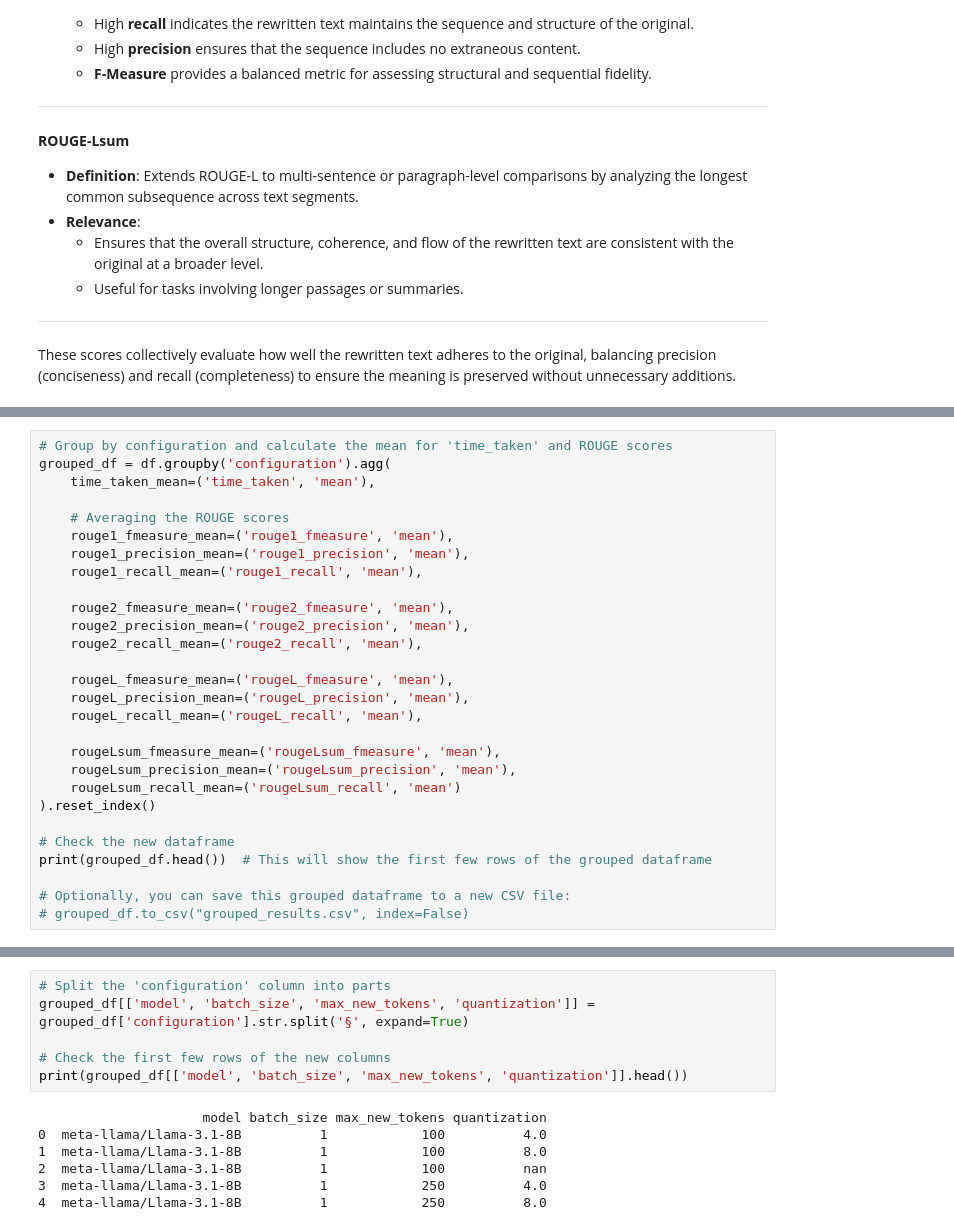
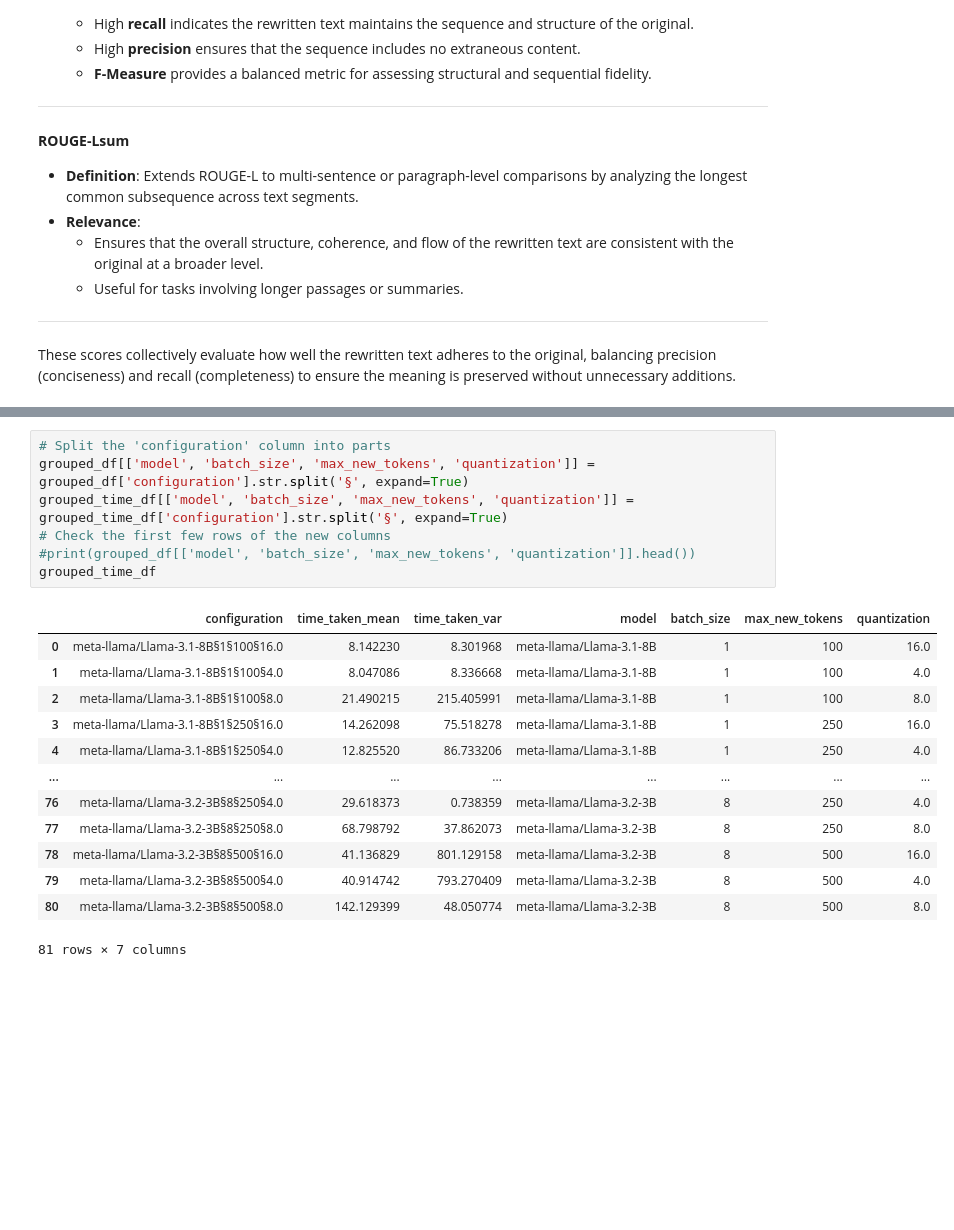
Before and after one commit to darmangerd/llama3-scheduling, a Jupyter notebook: ANOVA.ipynb, the cells around one changed output, grey strips where cells are left out. Saved outputs shown, nothing was run; the diff lists cells and outputs as text; blank space fills up the shorter version.

Commit message:
ANOVA results

```diff
--- a/ANOVA.ipynb
+++ b/ANOVA.ipynb
@@ -428,28 +413,0 @@ Total number of unique configurations: 81
-# %%
-# Group by configuration and calculate the mean for 'time_taken' and ROUGE scores
-grouped_df = df.groupby('configuration').agg(
-    time_taken_mean=('time_taken', 'mean'),
-
-    # Averaging the ROUGE scores
-    rouge1_fmeasure_mean=('rouge1_fmeasure', 'mean'),
-    rouge1_precision_mean=('rouge1_precision', 'mean'),
-    rouge1_recall_mean=('rouge1_recall', 'mean'),
-
-    rouge2_fmeasure_mean=('rouge2_fmeasure', 'mean'),
-    rouge2_precision_mean=('rouge2_precision', 'mean'),
-    rouge2_recall_mean=('rouge2_recall', 'mean'),
-
-    rougeL_fmeasure_mean=('rougeL_fmeasure', 'mean'),
-    rougeL_precision_mean=('rougeL_precision', 'mean'),
-    rougeL_recall_mean=('rougeL_recall', 'mean'),
-
-    rougeLsum_fmeasure_mean=('rougeLsum_fmeasure', 'mean'),
-    rougeLsum_precision_mean=('rougeLsum_precision', 'mean'),
-    rougeLsum_recall_mean=('rougeLsum_recall', 'mean')
-).reset_index()
-
-# Check the new dataframe
-print(grouped_df.head())  # This will show the first few rows of the grouped dataframe
-
-# Optionally, you can save this grouped dataframe to a new CSV file:
-# grouped_df.to_csv("grouped_results.csv", index=False)
@@ -484,16 +428,24 @@ Index(['configuration', 'time_taken_mean', 'rouge1_fmeasure_mean',
 # %%
 # Split the 'configuration' column into parts
 grouped_df[['model', 'batch_size', 'max_new_tokens', 'quantization']] = grouped_df['configuration'].str.split('§', expand=True)
-
+grouped_time_df[['model', 'batch_size', 'max_new_tokens', 'quantization']] = grouped_time_df['configuration'].str.split('§', expand=True)
 # Check the first few rows of the new columns
-print(grouped_df[['model', 'batch_size', 'max_new_tokens', 'quantization']].head())
+#print(grouped_df[['model', 'batch_size', 'max_new_tokens', 'quantization']].head())
+grouped_time_df
 # %% [output]
+|  | configuration | time_taken_mean | time_taken_var | model | batch_size | max_new_tokens | quantization |
+| 0 | meta-llama/Llama-3.1-8B§1§100§16.0 | 8.142230 | 8.301968 | meta-llama/Llama-3.1-8B | 1 | 100 | 16.0 |
+| 1 | meta-llama/Llama-3.1-8B§1§100§4.0 | 8.047086 | 8.336668 | meta-llama/Llama-3.1-8B | 1 | 100 | 4.0 |
+| 2 | meta-llama/Llama-3.1-8B§1§100§8.0 | 21.490215 | 215.405991 | meta-llama/Llama-3.1-8B | 1 | 100 | 8.0 |
+| 3 | meta-llama/Llama-3.1-8B§1§250§16.0 | 14.262098 | 75.518278 | meta-llama/Llama-3.1-8B | 1 | 250 | 16.0 |
+| 4 | meta-llama/Llama-3.1-8B§1§250§4.0 | 12.825520 | 86.733206 | meta-llama/Llama-3.1-8B | 1 | 250 | 4.0 |
+| ... | ... | ... | ... | ... | ... | ... | ... |
+| 76 | meta-llama/Llama-3.2-3B§8§250§4.0 | 29.618373 | 0.738359 | meta-llama/Llama-3.2-3B | 8 | 250 | 4.0 |
+| 77 | meta-llama/Llama-3.2-3B§8§250§8.0 | 68.798792 | 37.862073 | meta-llama/Llama-3.2-3B | 8 | 250 | 8.0 |
+| 78 | meta-llama/Llama-3.2-3B§8§500§16.0 | 41.136829 | 801.129158 | meta-llama/Llama-3.2-3B | 8 | 500 | 16.0 |
+| 79 | meta-llama/Llama-3.2-3B§8§500§4.0 | 40.914742 | 793.270409 | meta-llama/Llama-3.2-3B | 8 | 500 | 4.0 |
+| 80 | meta-llama/Llama-3.2-3B§8§500§8.0 | 142.129399 | 48.050774 | meta-llama/Llama-3.2-3B | 8 | 500 | 8.0 |
-                     model batch_size max_new_tokens quantization
-0  meta-llama/Llama-3.1-8B          1            100          4.0
-1  meta-llama/Llama-3.1-8B          1            100          8.0
-2  meta-llama/Llama-3.1-8B          1            100          nan
-3  meta-llama/Llama-3.1-8B          1            250          4.0
-4  meta-llama/Llama-3.1-8B          1            250          8.0
+81 rows × 7 columns
 # %%
 # Temporarily convert 'quantization' to float to fill NaN values
 grouped_df['quantization'] = grouped_df['quantization'].astype('float')
```
Also changed, not shown: parts of 15 cells of this notebook.
